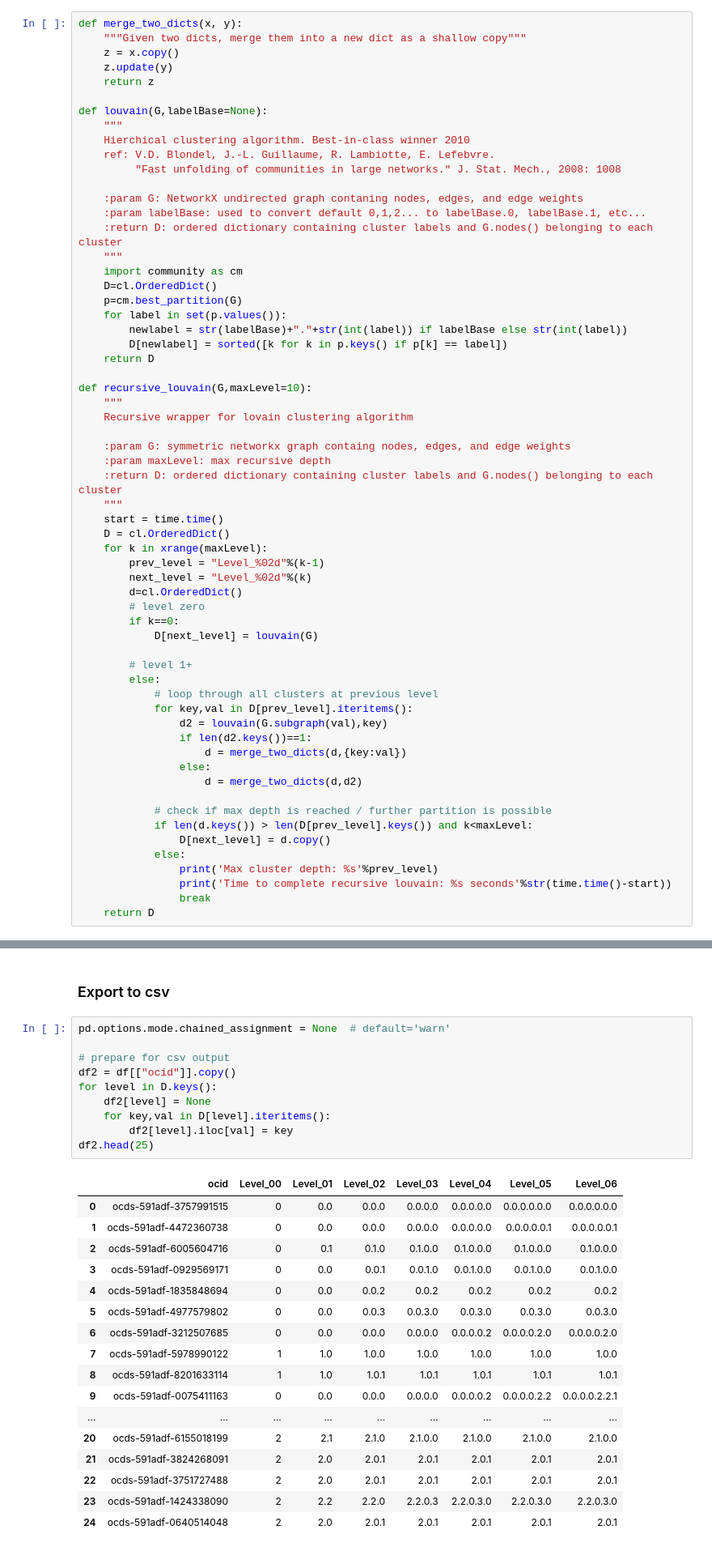
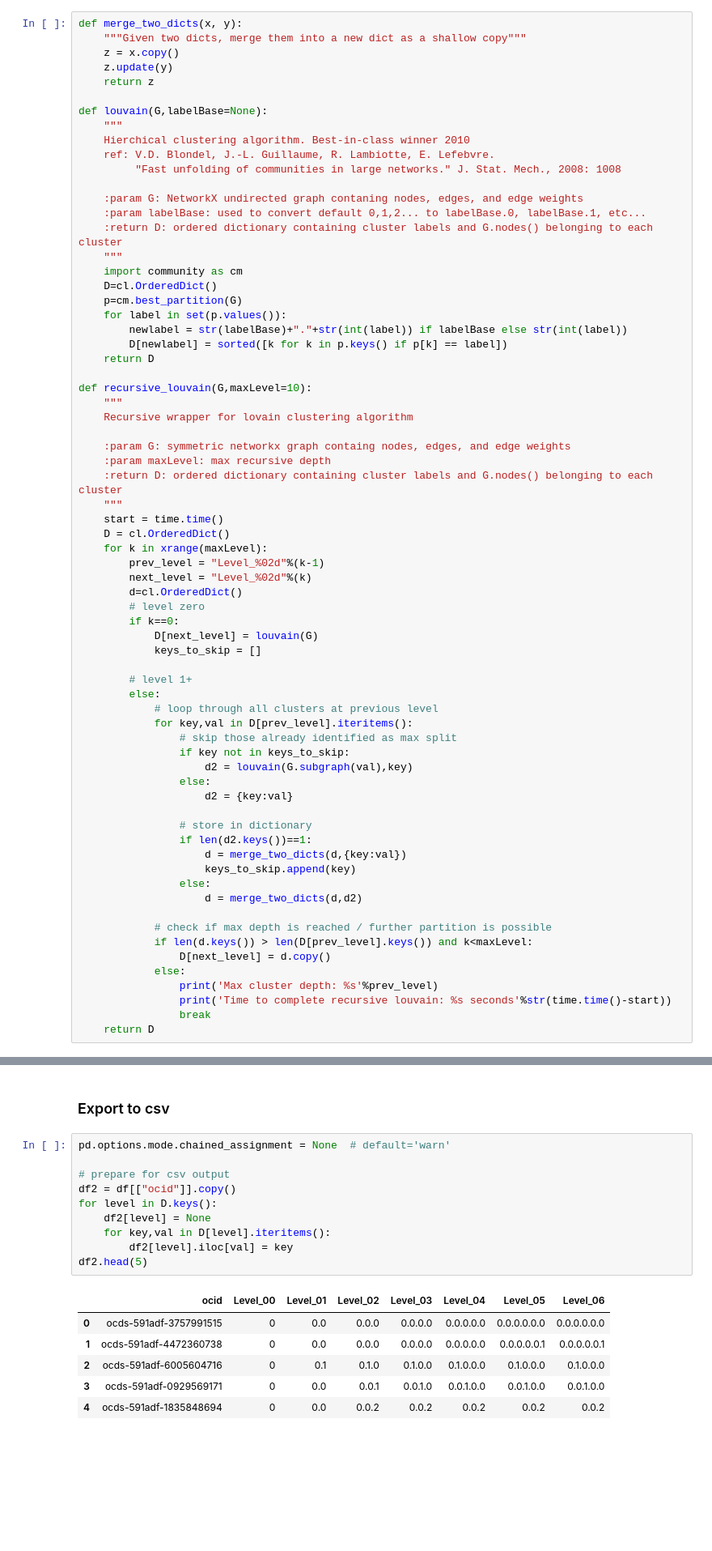
Before and after one commit to datakind/NRGI_Extractives_Contract_Toolkit, a Jupyter notebook: 7_Rolling_Hash_Function.ipynb, the cells around one changed output, grey strips where cells are left out. Shown at 81% size. Cells and saved outputs as stored; diff of their text form; blank space fills up the shorter version.

```diff
--- a/7_Rolling_Hash_Function.ipynb
+++ b/7_Rolling_Hash_Function.ipynb
@@ -267,14 +287,22 @@ def recursive_louvain(G,maxLevel=10):
         # level zero
         if k==0:
             D[next_level] = louvain(G)
+            keys_to_skip = []
 
         # level 1+
         else:
             # loop through all clusters at previous level
             for key,val in D[prev_level].iteritems():
-                d2 = louvain(G.subgraph(val),key)
+                # skip those already identified as max split
+                if key not in keys_to_skip:
+                    d2 = louvain(G.subgraph(val),key)
+                else:
+                    d2 = {key:val}
+
+                # store in dictionary
                 if len(d2.keys())==1:
                     d = merge_two_dicts(d,{key:val})
+                    keys_to_skip.append(key)
                 else:
                     d = merge_two_dicts(d,d2)
 
@@ -296,28 +324,17 @@ Time to complete recursive louvain: 17.5690710545 seconds
 # %%
 pd.options.mode.chained_assignment = None  # default='warn'
 
 # prepare for csv output
 df2 = df[["ocid"]].copy()
 for level in D.keys():
     df2[level] = None
     for key,val in D[level].iteritems():
         df2[level].iloc[val] = key
-df2.head(25)
+df2.head(5)
 # %% [output]
 |  | ocid | Level_00 | Level_01 | Level_02 | Level_03 | Level_04 | Level_05 | Level_06 |
 | 0 | ocds-591adf-3757991515 | 0 | 0.0 | 0.0.0 | 0.0.0.0 | 0.0.0.0.0 | 0.0.0.0.0.0 | 0.0.0.0.0.0 |
 | 1 | ocds-591adf-4472360738 | 0 | 0.0 | 0.0.0 | 0.0.0.0 | 0.0.0.0.0 | 0.0.0.0.0.1 | 0.0.0.0.0.1 |
 | 2 | ocds-591adf-6005604716 | 0 | 0.1 | 0.1.0 | 0.1.0.0 | 0.1.0.0.0 | 0.1.0.0.0 | 0.1.0.0.0 |
 | 3 | ocds-591adf-0929569171 | 0 | 0.0 | 0.0.1 | 0.0.1.0 | 0.0.1.0.0 | 0.0.1.0.0 | 0.0.1.0.0 |
 | 4 | ocds-591adf-1835848694 | 0 | 0.0 | 0.0.2 | 0.0.2 | 0.0.2 | 0.0.2 | 0.0.2 |
-| 5 | ocds-591adf-4977579802 | 0 | 0.0 | 0.0.3 | 0.0.3.0 | 0.0.3.0 | 0.0.3.0 | 0.0.3.0 |
-| 6 | ocds-591adf-3212507685 | 0 | 0.0 | 0.0.0 | 0.0.0.0 | 0.0.0.0.2 | 0.0.0.0.2.0 | 0.0.0.0.2.0 |
-| 7 | ocds-591adf-5978990122 | 1 | 1.0 | 1.0.0 | 1.0.0 | 1.0.0 | 1.0.0 | 1.0.0 |
-| 8 | ocds-591adf-8201633114 | 1 | 1.0 | 1.0.1 | 1.0.1 | 1.0.1 | 1.0.1 | 1.0.1 |
-| 9 | ocds-591adf-0075411163 | 0 | 0.0 | 0.0.0 | 0.0.0.0 | 0.0.0.0.2 | 0.0.0.0.2.2 | 0.0.0.0.2.2.1 |
-| ... | ... | ... | ... | ... | ... | ... | ... | ... |
-| 20 | ocds-591adf-6155018199 | 2 | 2.1 | 2.1.0 | 2.1.0.0 | 2.1.0.0 | 2.1.0.0 | 2.1.0.0 |
-| 21 | ocds-591adf-3824268091 | 2 | 2.0 | 2.0.1 | 2.0.1 | 2.0.1 | 2.0.1 | 2.0.1 |
-| 22 | ocds-591adf-3751727488 | 2 | 2.0 | 2.0.1 | 2.0.1 | 2.0.1 | 2.0.1 | 2.0.1 |
-| 23 | ocds-591adf-1424338090 | 2 | 2.2 | 2.2.0 | 2.2.0.3 | 2.2.0.3.0 | 2.2.0.3.0 | 2.2.0.3.0 |
-| 24 | ocds-591adf-0640514048 | 2 | 2.0 | 2.0.1 | 2.0.1 | 2.0.1 | 2.0.1 | 2.0.1 |
```
Also changed, not shown: parts of 14 cells of this notebook, 2 other files.
